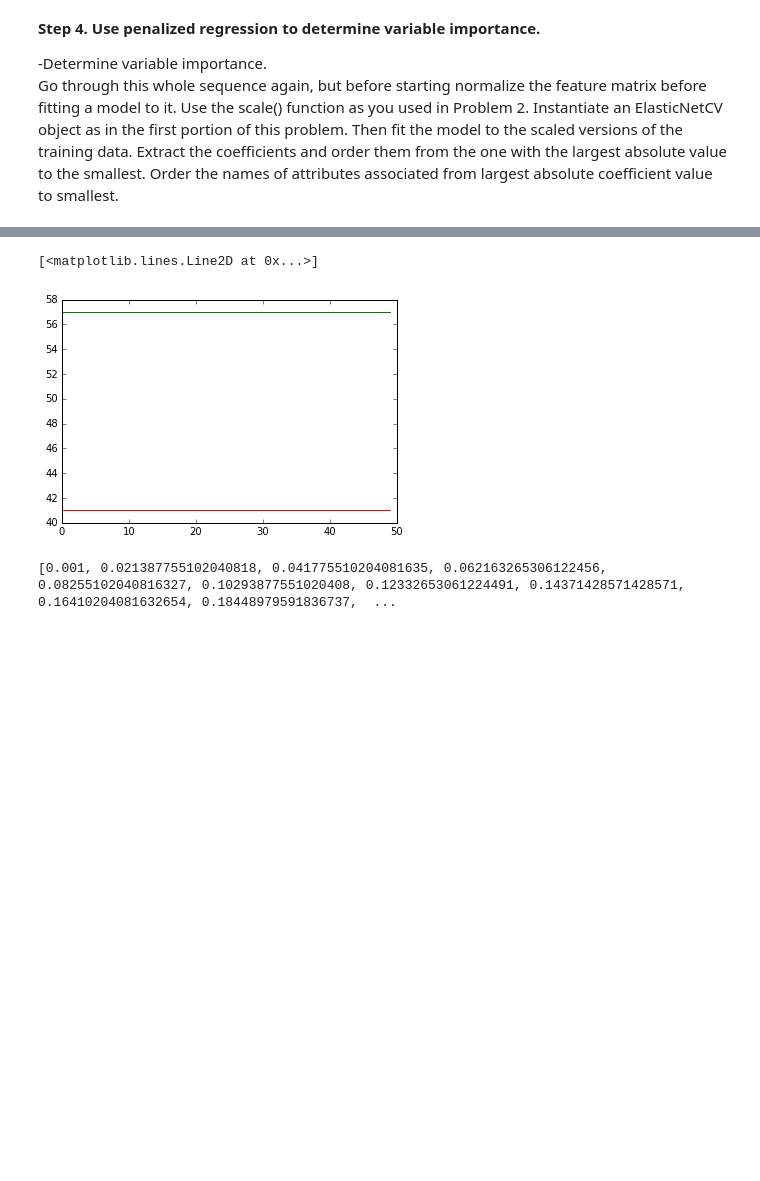
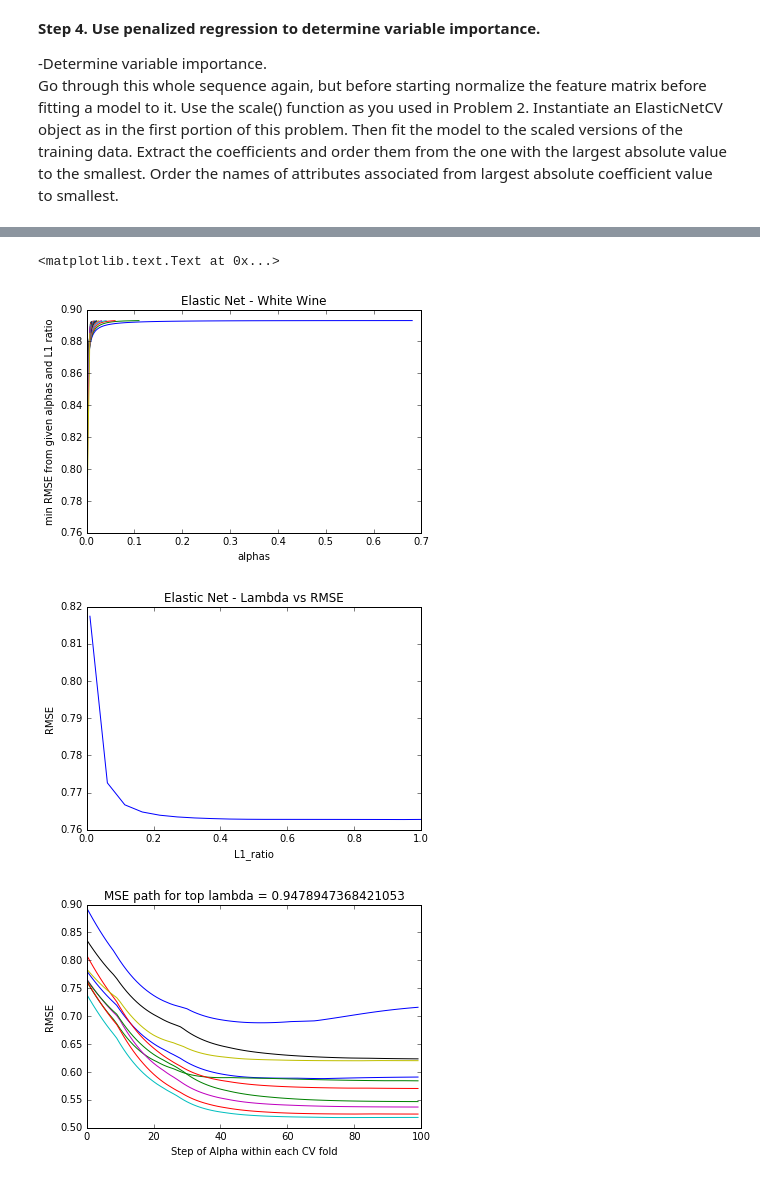
Before and after one commit to jonhilgart22/Galvanize-Machine-Learning-I, a Jupyter notebook: week3/3.3/skillsTestOne-Jonathan-Hilgart.ipynb, the cells around one changed output, grey strips where cells are left out. Drawn from its saved outputs; the diff is of its cells as text; code cells hidden in the pictures; blank space fills up the shorter version.

```diff
--- a/week3/3.3/skillsTestOne-Jonathan-Hilgart.ipynb
+++ b/week3/3.3/skillsTestOne-Jonathan-Hilgart.ipynb
@@ -77,7 +100,7 @@ Populating the interactive namespace from numpy and matplotlib
 WARNING: pylab import has clobbered these variables: ['sqrt']
 `%matplotlib` prevents importing * from pylab and numpy
 # %%
-wine_df = pd.read_csv('winequality-white.csv',delimiter=';')
+wine_df = pd.read_csv('https://archive.ics.uci.edu/ml/machine-learning-databases/wine-quality/winequality-white.csv',delimiter=';')
 # %%
 wine_df.info()
 # %% [output]
@@ -217,17 +245,18 @@ X_test_en = np.array(X_test_en)
 y_train_en = np.array(y_train_en).reshape((len(y_train_en)))
 y_test_en = np.array(y_test_en).reshape((len(y_test_en)))
 
-#Record RMSE for each model
+#Record attributes for each model
+
+coefficients = []
 rmse_train = []
-rmse_test = []
-coefficients = []
 alpha = []
 lambdas = []
-r_2_test= []
+r_2_score = []
 
-#loop through different l1 parameters
 
-for l in np.linspace(.001,1,50):
+#loop through different l1 parameters have elastic net scale your data
+
+for l in np.linspace(.01,1,20):
     ENetModel = ElasticNetCV(l1_ratio=l, normalize=True,cv=10,n_jobs=-1)
 
     ENetModel.fit(X_train_en,y_train_en)
@@ -235,18 +264,54 @@ for l in np.linspace(.001,1,50):
     #Append the results of this model
     lambdas.append(l)
 
-    #
-    print(ENetModel.mse_path_)
+    #append attributes
+    alpha.append(ENetModel.alpha_)
+    coefficients.append(ENetModel.coef_)
 
-    rmse_train.append(np.linalg.norm(y_train_en - model.predict(X_train_en))/sqrt(len(y_train_en)) )
-    rmse_test.append(np.linalg.norm(y_test_en - model.predict(X_test_en))/sqrt(len(y_test_en)) )
-    alpha.append(ENetModel.alpha_)
-    coefficients.append([ENetModel.coef_])
+
+    ### RMSE for every alpha given a l1 ratio
+
+    rmse = np.sqrt(np.mean(ENetModel.mse_path_, axis=1)) #average of MSE for each alpha in a given fold
+
+    #take the lowest RMSE and append to a list
+    rmse_train.append(min(rmse))
+
+    plt.plot(ENetModel.alphas_,rmse)
+    plt.title('Elastic Net - White Wine')
+    plt.xlabel('alphas')
+    plt.ylabel('min RMSE from given alphas and L1 ratio')
 
 
 
+print(min(rmse_train),' RMSE for elastic net')
+print(lambdas[np.argmin(rmse_train)],'best l1 ratio')
+print(alpha[np.argmin(rmse_train)],'best alpha')
 
-#print(coefficients)
-plt.plot(rmse_train,color='green')
-plt.plot(rmse_test,color='red')
+#sort the coefficients
+best_coefficients = coefficients[np.argmin(rmse_train)]
+# best_coefficients[best_coefficients.argsort()[::-1]]how to sort
+
+print([(coef,label) for coef,label in zip(best_coefficients[best_coefficients.argsort()[::-1]]\
+                                          ,x_values.columns[best_coefficients.argsort()[::-1] ])],\
+      '\n Coefficients that are NOT normalized. \n You can not rank these coefficients.')
+
+plt.figure()
+plt.plot(lambdas,rmse_train)
+plt.title('Elastic Net - Lambda vs RMSE')
+plt.xlabel('L1_ratio')
+plt.ylabel('RMSE');
+
+
+### Generate final model to check the RMSE
+
+eNetFinal = ElasticNetCV(l1_ratio=lambdas[np.argmin(rmse_train)], normalize=True,cv=10,n_jobs=-1)
+eNetFinal.fit(X_train_en,y_train_en)
+print('___________________________________________________________________________')
+print(eNetFinal.alpha_,'Best alpha for final model')
+print(np.linalg.norm(y_test_en - eNetFinal.predict(X_test_en))/sqrt(len(y_test_en)),'RMSE for final model')
+plt.figure()
+plt.plot(eNetFinal.mse_path_)
+plt.title('MSE path for top lambda = {}'.format(lambdas[np.argmin(rmse_train)]))
+plt.ylabel('RMSE')
+plt.xlabel('Step of Alpha within each CV fold')
 # %% [output]
@@ -270,6 +327,4 @@ plt.plot(rmse_test,color='red')
-[<matplotlib.lines.Line2D at 0x...>]
+<matplotlib.text.Text at 0x...>
-[figure, old version]
+[figure, new version]
+[figure, added]
+[figure, added]
-# %%
-print(lambdas)
-# %% [output]
-[0.001, 0.021387755102040818, 0.041775510204081635, 0.062163265306122456, 0.08255102040816327, 0.10293877551020408, 0.12332653061224491, 0.14371428571428571, 0.16410204081632654, 0.18448979591836737,  ...
```
Also changed, not shown: parts of 13 cells of this notebook, 4 other files.
